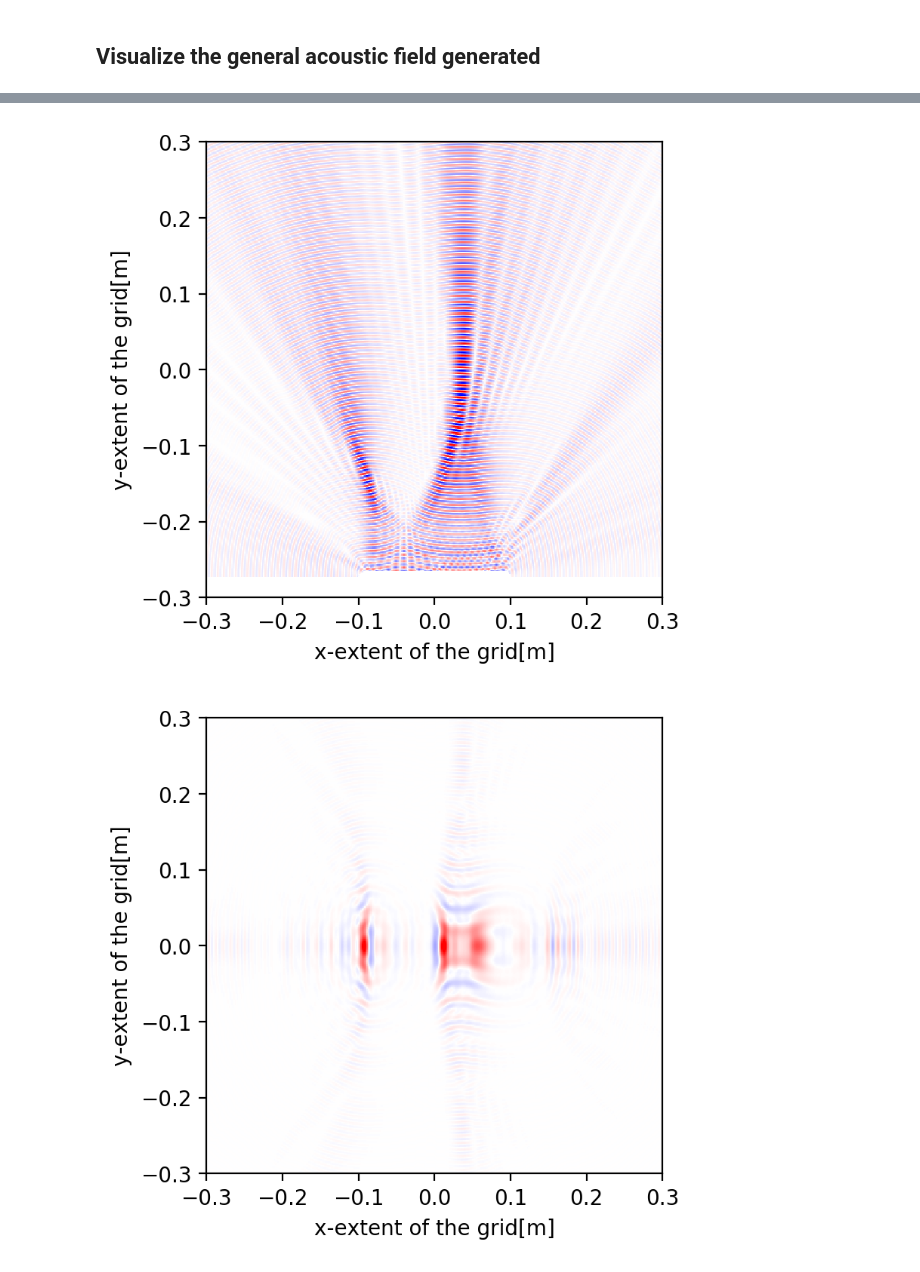
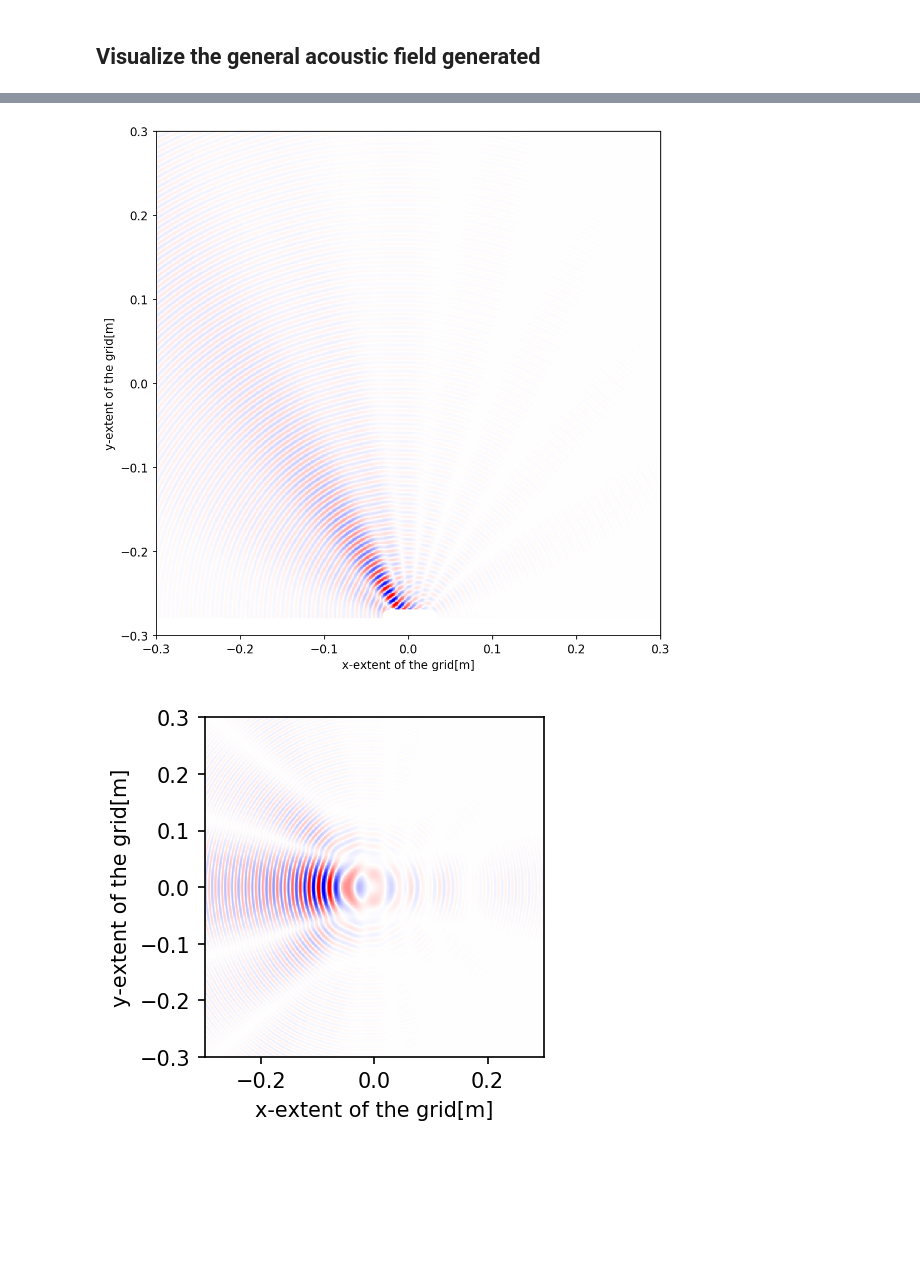
Before and after one commit to ultraleap/HandyBeam-Strathclyde, a Jupyter notebook: hello_world.ipynb, the cells around one changed output, grey strips where cells are left out. Drawn from its saved outputs; the diff is of its cells as text; code cells hidden in the pictures; blank space fills up the shorter version.

```diff
--- a/hello_world.ipynb
+++ b/hello_world.ipynb
@@ -8,17 +9,23 @@ import strathclyde
 # Use the Array Builder
 # %% [markdown]
 ## Set up the Array Builder with some initial parameters
+# %%
+focal_point=(0.0,30e-3,40e-3)
+focal_radius=np.sqrt(focal_point[0]**2+focal_point[1]**2+focal_point[2]**2)
 # %%
 importlib.reload(strathclyde) # this makes sure that any changes to the source code are being used in this session
+
 array_builder=strathclyde.LinearArray(
-    radiation_frequency=40e3,
-    sound_velocity=343,
+    radiation_frequency=500e3,
+    sound_velocity=5600,
     sampling_density=11,
-    passive_aperture=64e-3,
-    element_pitch=12e-3,
-    element_width=11e-3,
+    passive_aperture=32e-3,
+    element_pitch=3e-3,
+    element_width=1e-3,
     element_count=16,
-    focal_point=(0.0e-3,100.0e-3,150e-3))
+    focal_point=focal_point,
+    amplitude_setting=1e4,
+    window_coefficients=scipy.signal.windows.kaiser(16,beta=1))
 array_builder
 # %% [output]
 Basic linear probe:
@@ -78,7 +85,7 @@ handybeam_world = array_builder.create_handybeam_world()
 # %%
 # Set grid spacing per wavelength for rectilinear sampling grid.
 
-grid_spacing_per_wavelength = 0.2
+grid_spacing_per_wavelength = 0.1
 
 # Set grid extent around the origin.
 
@@ -208,6 +214,6 @@ visualize_2d_amplitude(rectilinear_sampler_xy)
 # %%
-visualize_2d_real(rectilinear_sampler_xz)
-visualize_2d_real(rectilinear_sampler_xy)
+strathclyde.visualize_2d_real(rectilinear_sampler_xz,figsize=(12,8))
+strathclyde.visualize_2d_real(rectilinear_sampler_xy)
 # %% [output]
-[figure, old version]
+[figure, new version]
-[figure, old version]
+[figure, new version]
```
Also changed, not shown: parts of 45 cells of this notebook.
